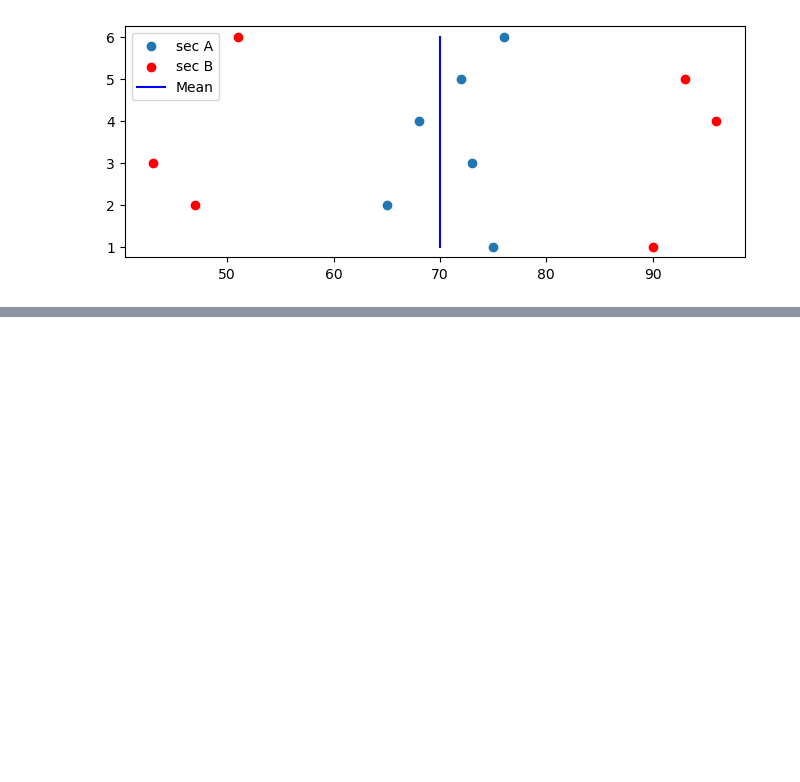
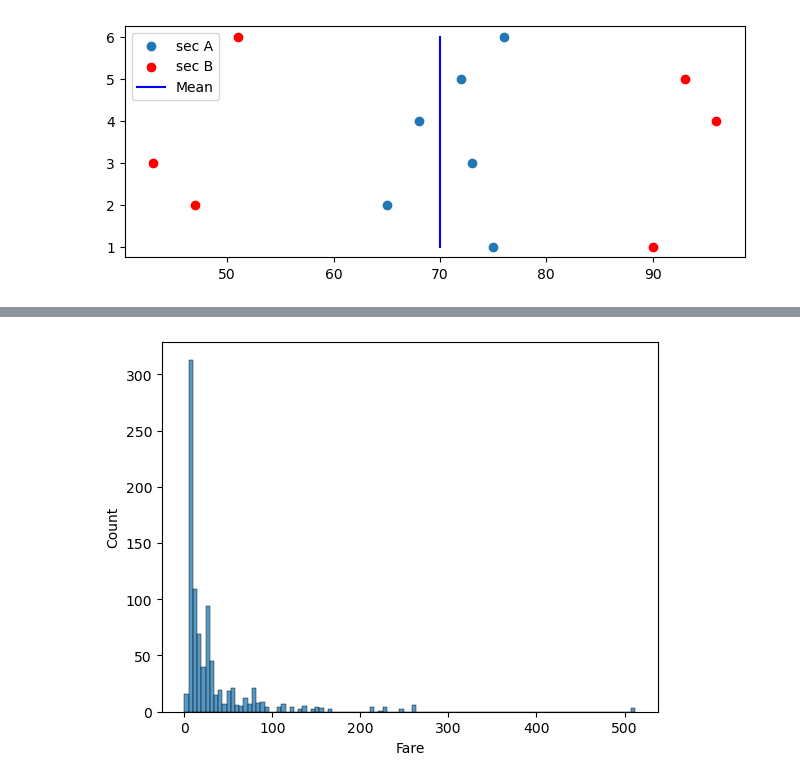
Before and after one commit to 07fahim/Python, a Jupyter notebook: Python/Statistics/MAD.ipynb, the cells around one changed output, grey strips where cells are left out. Drawn from its saved outputs; the diff is of its cells as text; code cells hidden in the pictures; blank space fills up the shorter version.

```diff
--- a/Python/Statistics/MAD.ipynb
+++ b/Python/Statistics/MAD.ipynb
@@ -36,3 +36,5 @@ plt.legend()
 # %% [output]
 <matplotlib.legend.Legend at 0x...>
 [figure]
+# %%
+dataset=pd.read_csv("D:/Udemy-GenAI/Titanic-Dataset.csv")
@@ -38,0 +70,5 @@ plt.legend()
+# %%
+sns.histplot(x='Fare',data=dataset)
+plt.show()
+# %% [output]
+[figure, added]
```
Also changed, not shown: parts of 4 cells of this notebook.
